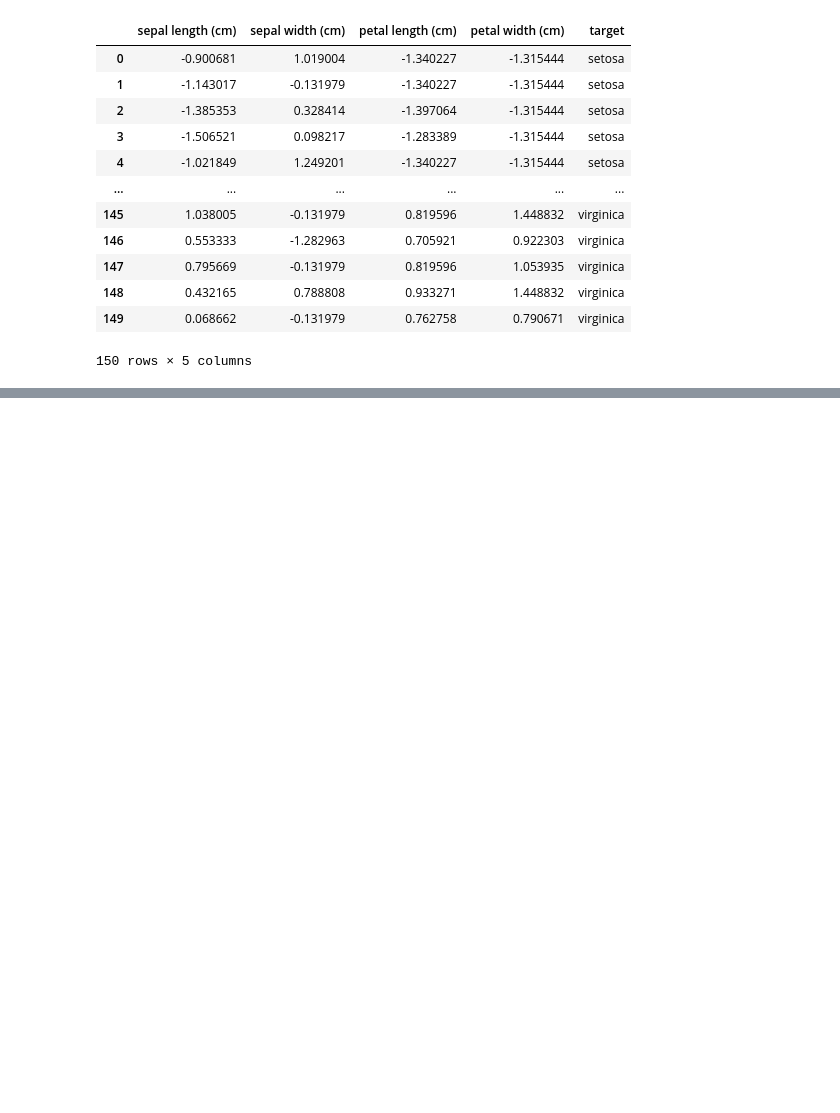
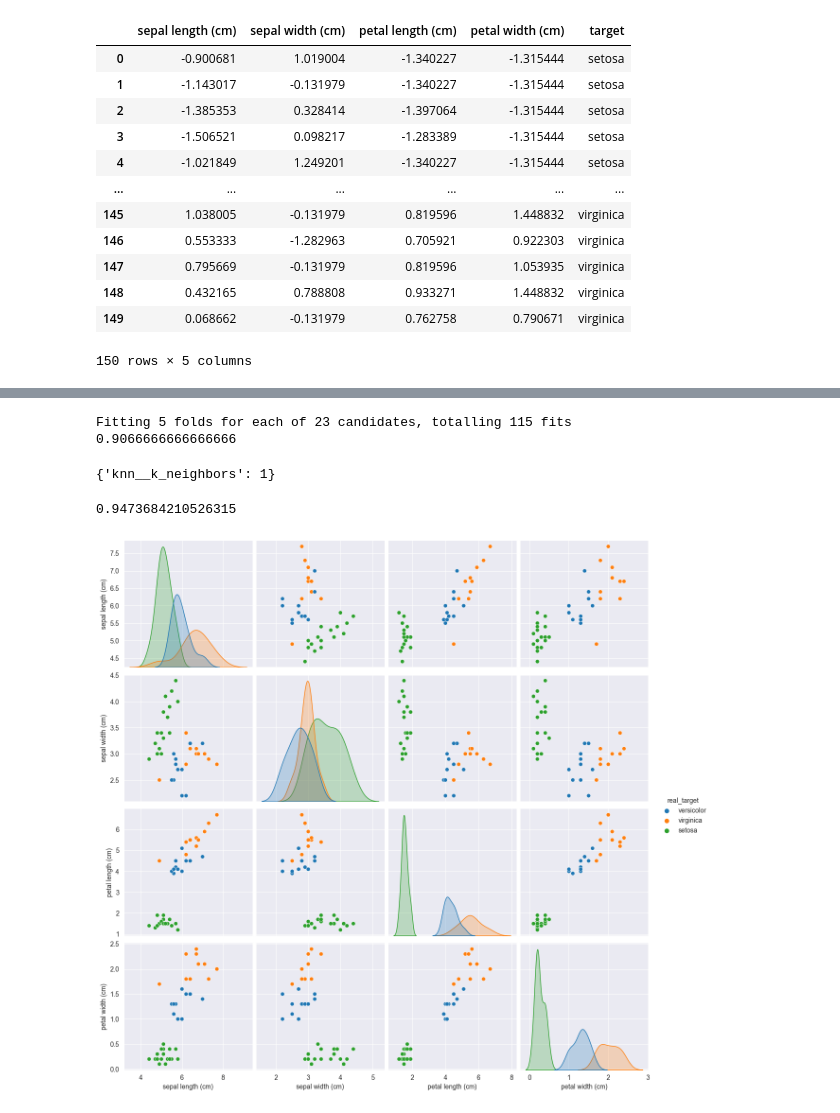
Before and after one commit to threeteck/ML.ITIS, a Jupyter notebook: 6.ipynb, the cells around one changed output, grey strips where cells are left out. Saved outputs shown, nothing was run; the diff lists cells and outputs as text; code cells hidden in the pictures; blank space fills up the shorter version.

```diff
--- a/6.ipynb
+++ b/6.ipynb
@@ -70,0 +131,15 @@ plt.show()
+# %%
+from sklearn.model_selection import GridSearchCV
+from sklearn.pipeline import Pipeline
+
+pipe = Pipeline([
+    ('std', StandardScaler()),
+    ('knn', KNNClassifier())
+])
+
+param_grid = {
+    "knn__k_neighbors": np.arange(1, 24, 1)
+}
+
+grid = GridSearchCV(pipe, param_grid, cv=5, n_jobs=-1, scoring="accuracy", error_score='raise', verbose=True)
+grid
@@ -70,0 +154,27 @@ plt.show()
+# %%
+grid.fit(iris_df, target)
+print(grid.best_score_)
+grid.best_params_
+# %% [output]
+Fitting 5 folds for each of 23 candidates, totalling 115 fits
+0.9066666666666666
+{'knn__k_neighbors': 1}
+# %%
+from sklearn.metrics import accuracy_score
+from sklearn.model_selection import train_test_split
+
+X_train, X_test, y_train, y_test = train_test_split(iris_df, target, shuffle=True)
+knn = KNNClassifier(k_neighbors=1)
+knn.fit(X_train, y_train)
+
+accuracy_score(y_test, knn.predict(X_test))
+# %% [output]
+0.9473684210526315
+# %%
+X_test['pred_target'] = list(map(lambda x: iris.target_names[x], knn.predict(X_test)))
+X_test['real_target'] = list(map(lambda x: iris.target_names[x], y_test))
+# %%
+sns.pairplot(X_test, hue='real_target', height=3, diag_kind="kde", hue_order=['versicolor', 'virginica', 'setosa'])
+plt.show()
+# %% [output]
+[figure, added]
```
Also changed, not shown: parts of 12 cells of this notebook.
